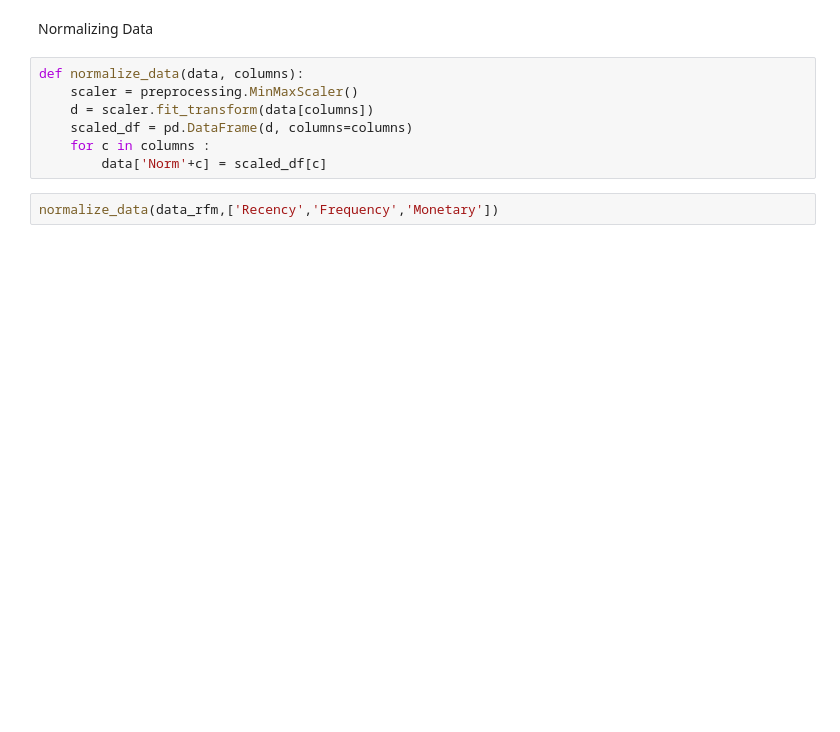
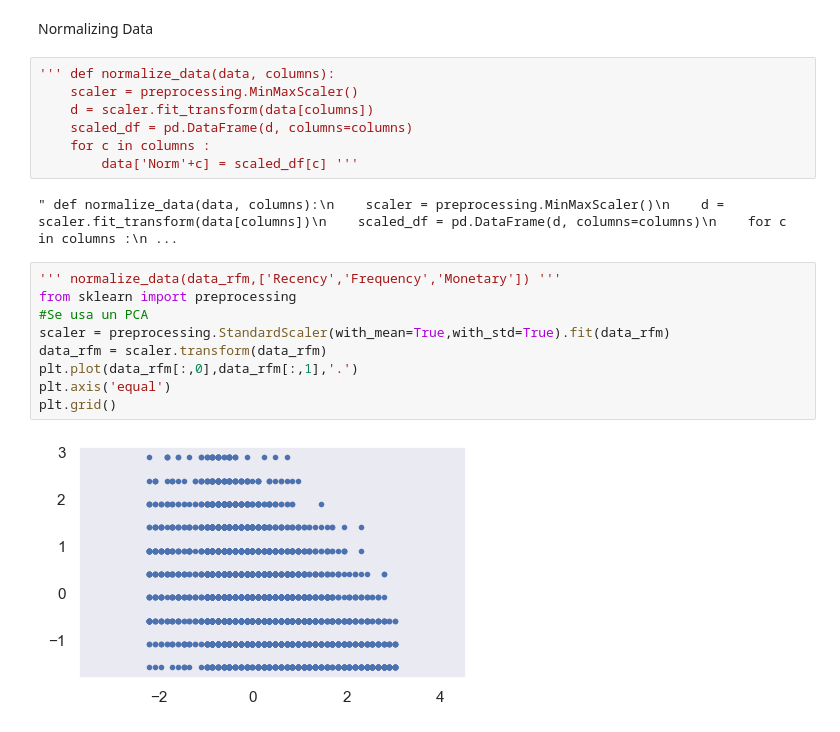
Before and after one commit to AlbertAcevedo/proyecto-final-IS, a Jupyter notebook: dbscan.ipynb, the cells around one changed output. Saved outputs shown, nothing was run; the diff lists cells and outputs as text; blank space fills up the shorter version.

```diff
--- a/dbscan.ipynb
+++ b/dbscan.ipynb
@@ -48,13 +49,24 @@ sns.pairplot(data_rfm)
 # %% [markdown]
 Normalizing Data
 # %%
-def normalize_data(data, columns):
+''' def normalize_data(data, columns):
     scaler = preprocessing.MinMaxScaler()
     d = scaler.fit_transform(data[columns])
     scaled_df = pd.DataFrame(d, columns=columns)
     for c in columns :
-        data['Norm'+c] = scaled_df[c]
+        data['Norm'+c] = scaled_df[c] '''
+# %% [output]
+" def normalize_data(data, columns):\n    scaler = preprocessing.MinMaxScaler()\n    d = scaler.fit_transform(data[columns])\n    scaled_df = pd.DataFrame(d, columns=columns)\n    for c in columns :\n ...
-# %%
-normalize_data(data_rfm,['Recency','Frequency','Monetary'])
+# %%
+''' normalize_data(data_rfm,['Recency','Frequency','Monetary']) '''
+from sklearn import preprocessing
+#Se usa un PCA
+scaler = preprocessing.StandardScaler(with_mean=True,with_std=True).fit(data_rfm)
+data_rfm = scaler.transform(data_rfm)
+plt.plot(data_rfm[:,0],data_rfm[:,1],'.')
+plt.axis('equal')
+plt.grid()
+# %% [output]
+[figure, added]
 # %%
 print(data_rfm.shape)
```
Also changed, not shown: parts of 14 cells of this notebook.
